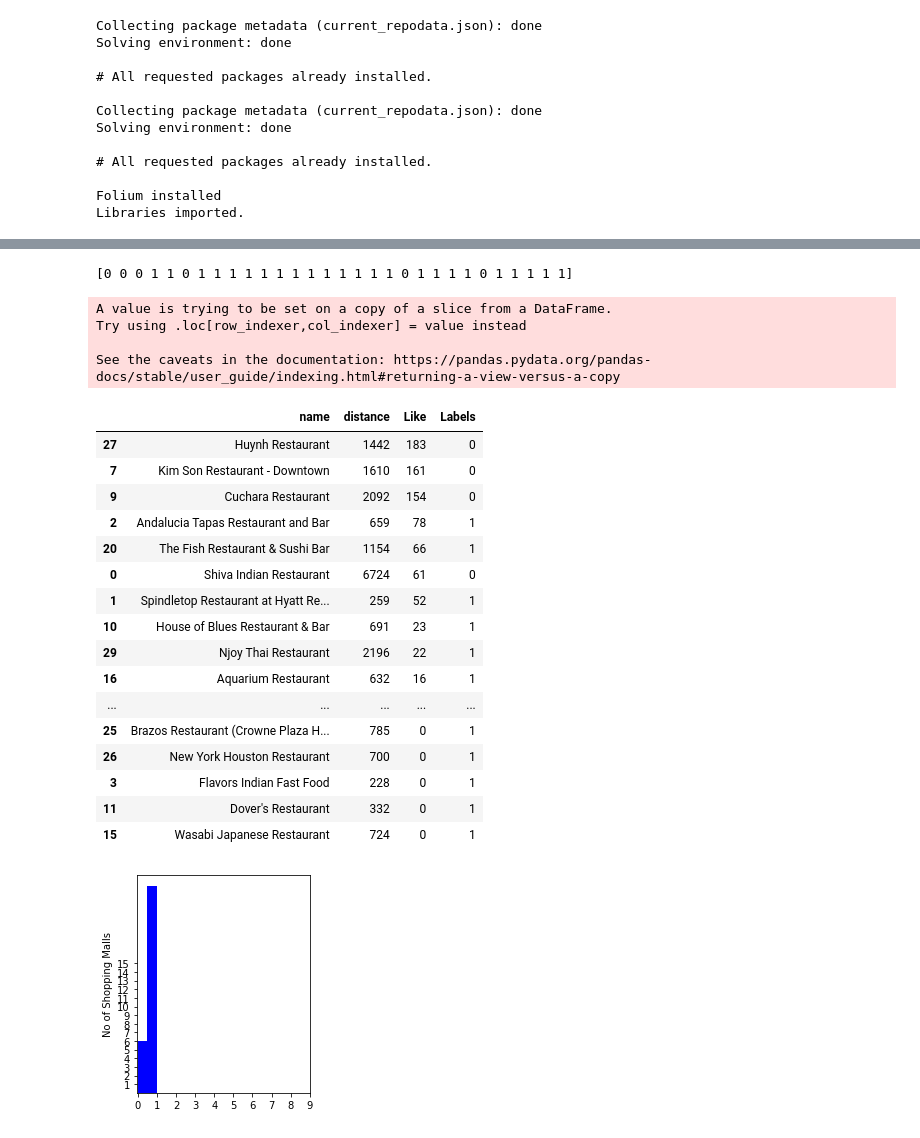
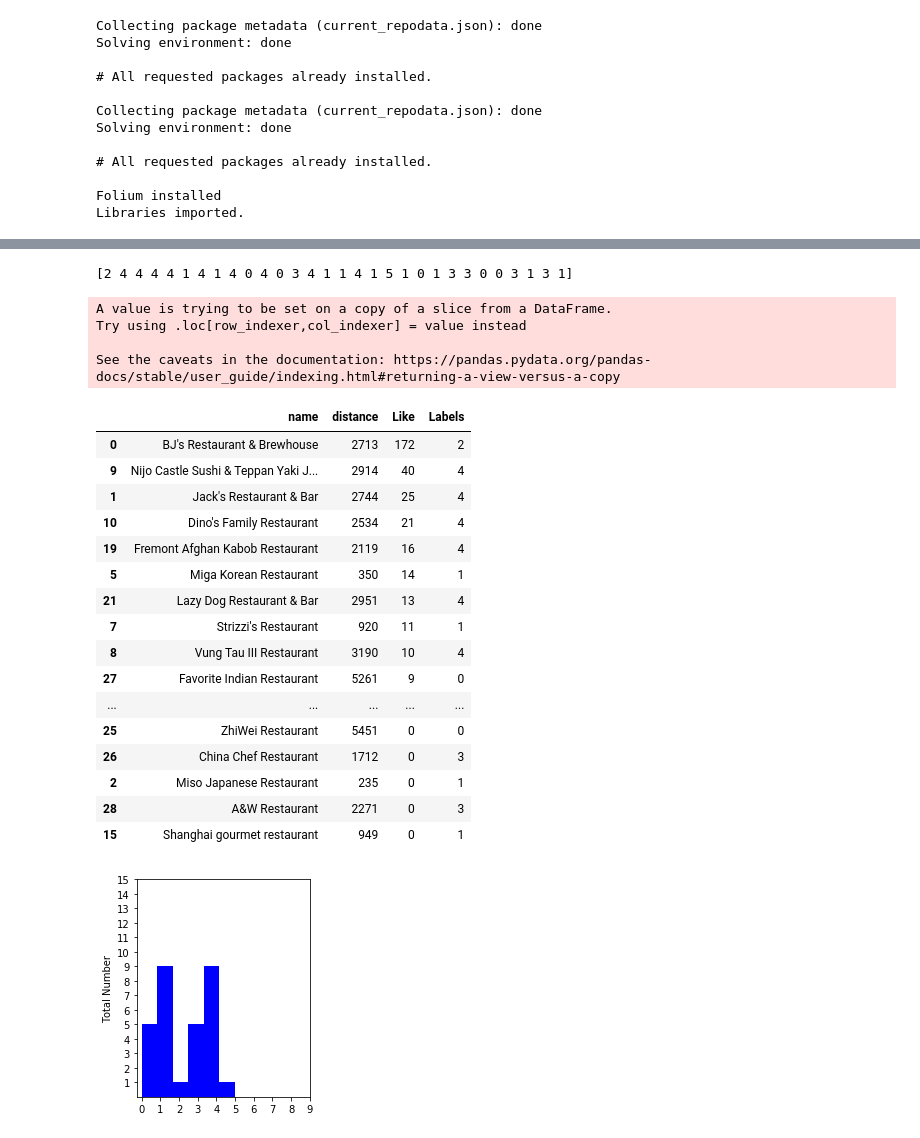
Before and after one commit to RishabSanghi/Data-Science, a Jupyter notebook: Data Science Capstone Project.ipynb, the cells around one changed output, grey strips where cells are left out. Saved outputs shown, nothing was run; the diff lists cells and outputs as text; code cells hidden in the pictures.

```diff
--- a/Data Science Capstone Project.ipynb
+++ b/Data Science Capstone Project.ipynb
@@ -35,8 +35,8 @@ Solving environment: done
 Folium installed
 Libraries imported.
 # %%
-#Using Bandra,Mumbai as the location and finding out its coordinates
-address = 'Houston, Texas, USA'
+#Using Fremont, California as the location and finding out its coordinates
+address = 'Fremont, California, USA'
 
 geolocator = Nominatim(user_agent="foursquare_agent")
 location = geolocator.geocode(address)
@@ -48,6 +48,6 @@ print(latitude, longitude)
 # %%
 #Searching an area within 10kms
-search_query = 'Indian Restaurant'
+search_query = 'Restaurant'
 radius = 10000
 print(search_query + ' .... OK!')
 # %% [output]
@@ -56,7 +56,7 @@ Indian Restaurant .... OK!
 #Foursqaure API credentitals
 CLIENT_ID = 'WSGPSOPIBK50UKK0N0AP5QOZBQSN2J5WUBW3DYMENGCI0M45' # your Foursquare ID
 CLIENT_SECRET = 'T10G0RCOH53RYG3WROR4CYJII3ASBYTOENMC4MQGA0NUR1M5' # your Foursquare Secret
-VERSION = '20190801'
+VERSION = '20201011'
 LIMIT = 30
 # %%
 #Address and search using Foursqaure API URL
@@ -310,7 +310,7 @@ labels = k_means.labels_
 
 print(labels)
 # %% [output]
-[0 0 0 1 1 0 1 1 1 1 1 1 1 1 1 1 1 1 1 0 1 1 1 1 0 1 1 1 1 1]
+[2 4 4 4 4 1 4 1 4 0 4 0 3 4 1 1 4 1 5 1 0 1 3 3 0 0 3 1 3 1]
 # %%
 #Each row is assigned a label
 df5["Labels"] = labels
@@ -321,38 +321,38 @@ Try using .loc[row_indexer,col_indexer] = value instead
 
 See the caveats in the documentation: https://pandas.pydata.org/pandas-docs/stable/user_guide/indexing.html#returning-a-view-versus-a-copy
 |  | name | distance | Like | Labels |
-| 27 | Huynh Restaurant | 1442 | 183 | 0 |
-| 7 | Kim Son Restaurant - Downtown | 1610 | 161 | 0 |
-| 9 | Cuchara Restaurant | 2092 | 154 | 0 |
-| 2 | Andalucia Tapas Restaurant and Bar | 659 | 78 | 1 |
-| 20 | The Fish Restaurant & Sushi Bar | 1154 | 66 | 1 |
-| 0 | Shiva Indian Restaurant | 6724 | 61 | 0 |
-| 1 | Spindletop Restaurant at Hyatt Re... | 259 | 52 | 1 |
-| 10 | House of Blues Restaurant & Bar | 691 | 23 | 1 |
-| 29 | Njoy Thai Restaurant | 2196 | 22 | 1 |
-| 16 | Aquarium Restaurant | 632 | 16 | 1 |
+| 0 | BJ's Restaurant & Brewhouse | 2713 | 172 | 2 |
+| 9 | Nijo Castle Sushi & Teppan Yaki J... | 2914 | 40 | 4 |
+| 1 | Jack's Restaurant & Bar | 2744 | 25 | 4 |
+| 10 | Dino's Family Restaurant | 2534 | 21 | 4 |
+| 19 | Fremont Afghan Kabob Restaurant | 2119 | 16 | 4 |
+| 5 | Miga Korean Restaurant | 350 | 14 | 1 |
+| 21 | Lazy Dog Restaurant & Bar | 2951 | 13 | 4 |
+| 7 | Strizzi's Restaurant | 920 | 11 | 1 |
+| 8 | Vung Tau III Restaurant | 3190 | 10 | 4 |
+| 27 | Favorite Indian Restaurant | 5261 | 9 | 0 |
 | ... | ... | ... | ... | ... |
-| 25 | Brazos Restaurant (Crowne Plaza H... | 785 | 0 | 1 |
-| 26 | New York Houston Restaurant | 700 | 0 | 1 |
-| 3 | Flavors Indian Fast Food | 228 | 0 | 1 |
-| 11 | Dover's Restaurant | 332 | 0 | 1 |
-| 15 | Wasabi Japanese Restaurant | 724 | 0 | 1 |
+| 25 | ZhiWei Restaurant | 5451 | 0 | 0 |
+| 26 | China Chef Restaurant | 1712 | 0 | 3 |
+| 2 | Miso Japanese Restaurant | 235 | 0 | 1 |
+| 28 | A&W Restaurant | 2271 | 0 | 3 |
+| 15 | Shanghai gourmet restaurant | 949 | 0 | 1 |
 # %%
 #Displaying the different bins
 import numpy as np
 import matplotlib.mlab as mlab
 import matplotlib.pyplot as plt
 x=df5['Labels']
 num_bins = num_clusters
 n, bins, patches = plt.hist(x, num_bins, facecolor='blue', alpha=1)
 plt.subplots_adjust(left=.5)
 plt.xticks(range(0, 10))
 plt.yticks(range(1, 16))
-plt.ylabel('No of Shopping Malls')
+plt.ylabel('Total Number')
 plt.show()
 %matplotlib inline
 # %% [output]
-[figure, old version]
+[figure, new version]
 # %%
 #Checking the centroid values by averaging the features of each cluster
 df5.groupby('Labels').mean()
```
Also changed, not shown: parts of 28 cells of this notebook.
